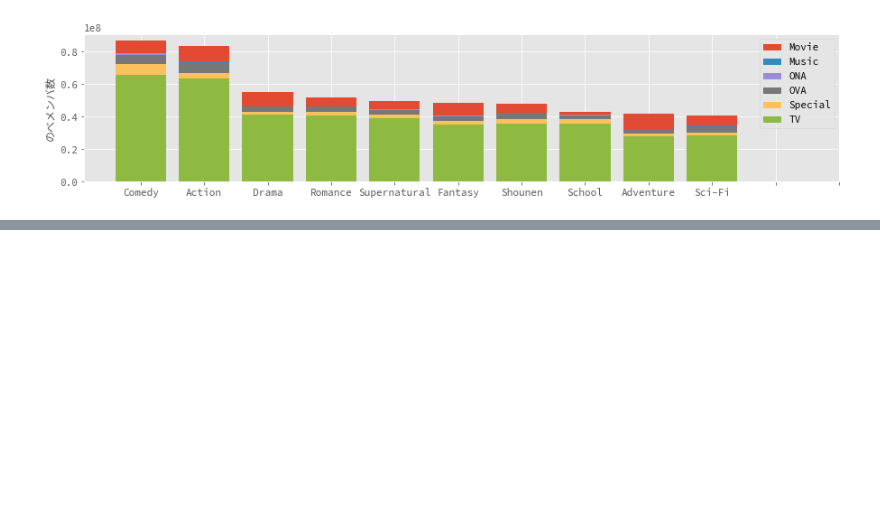
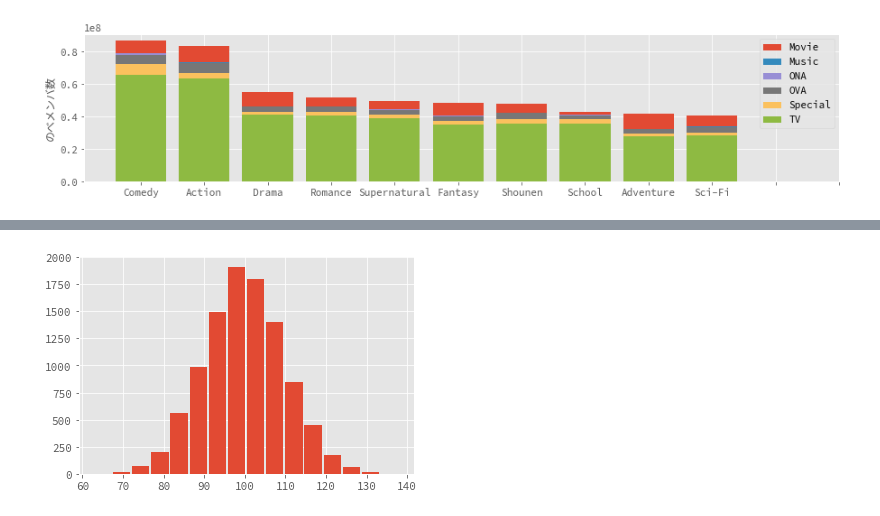
Before and after one commit to kaneshirok/jupyter_practice, a Jupyter notebook: four_chapter.ipynb, the cells around one changed output, grey strips where cells are left out. Cells and saved outputs as stored; diff of their text form; code cells hidden in the pictures; blank space fills up the shorter version.

```diff
--- a/four_chapter.ipynb
+++ b/four_chapter.ipynb
@@ -512,0 +529,8 @@ plt.show()
+# %%
+fig = plt.figure()
+ax = fig.add_subplot(111)
+ax.hist(x, rwidth=0.9, bins=16)
+
+plt.show()
+# %% [output]
+[figure, added]
```
Also changed, not shown: parts of 29 cells of this notebook, 1 other file.
